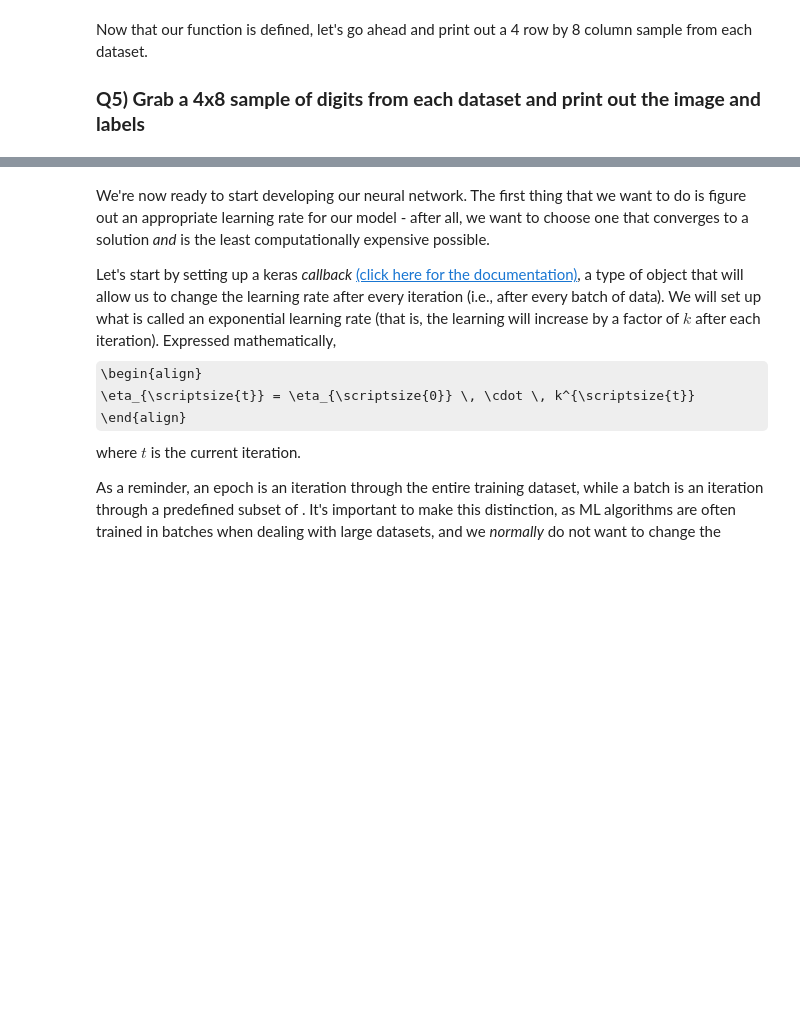
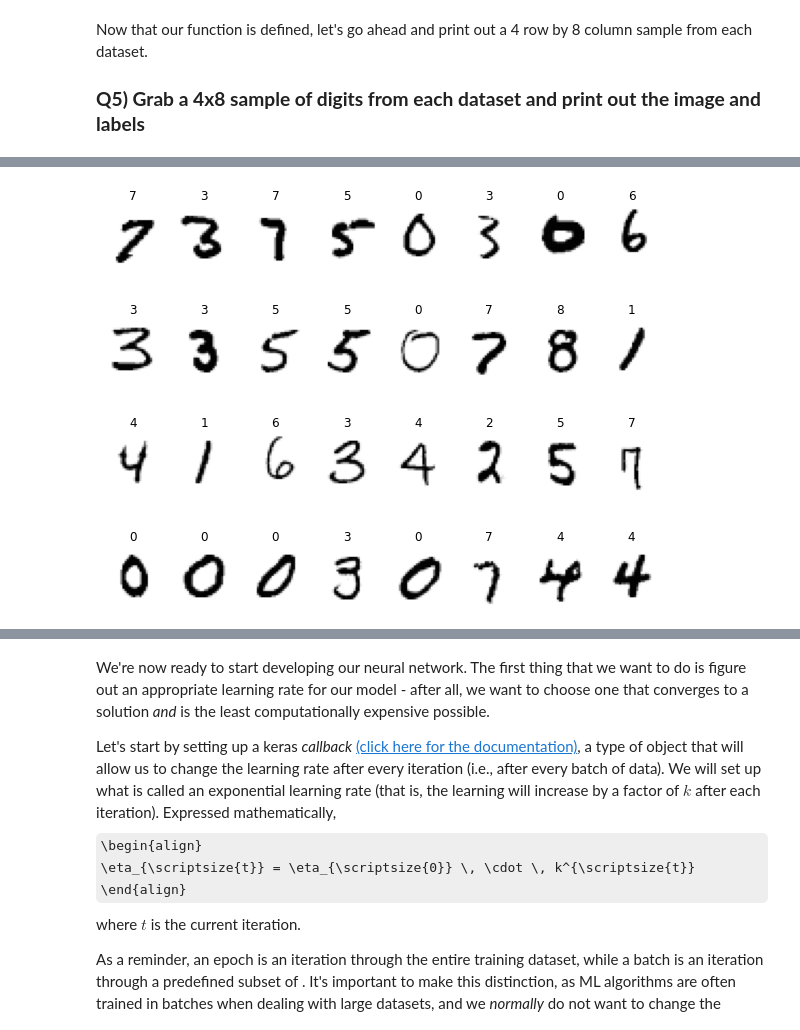
Before and after one commit to ocallaghanm/2022_ML_EES, a Jupyter notebook: Exercises/S4_1_NNs_with_Keras.ipynb, the cells around one changed output, grey strips where cells are left out. Drawn from its saved outputs; the diff is of its cells as text; code cells hidden in the pictures; some formulas as TeX source; blank space fills up the shorter version.

```diff
--- a/Exercises/S4_1_NNs_with_Keras.ipynb
+++ b/Exercises/S4_1_NNs_with_Keras.ipynb
@@ -187,0 +193,4 @@ Now that our function is defined, let's go ahead and print out a 4 row by 8 colu
+# %%
+sample_plotter(X_test, y_test, 4, 8)
+# %% [output]
+[figure, added]
```
Also changed, not shown: parts of 8 cells of this notebook.
